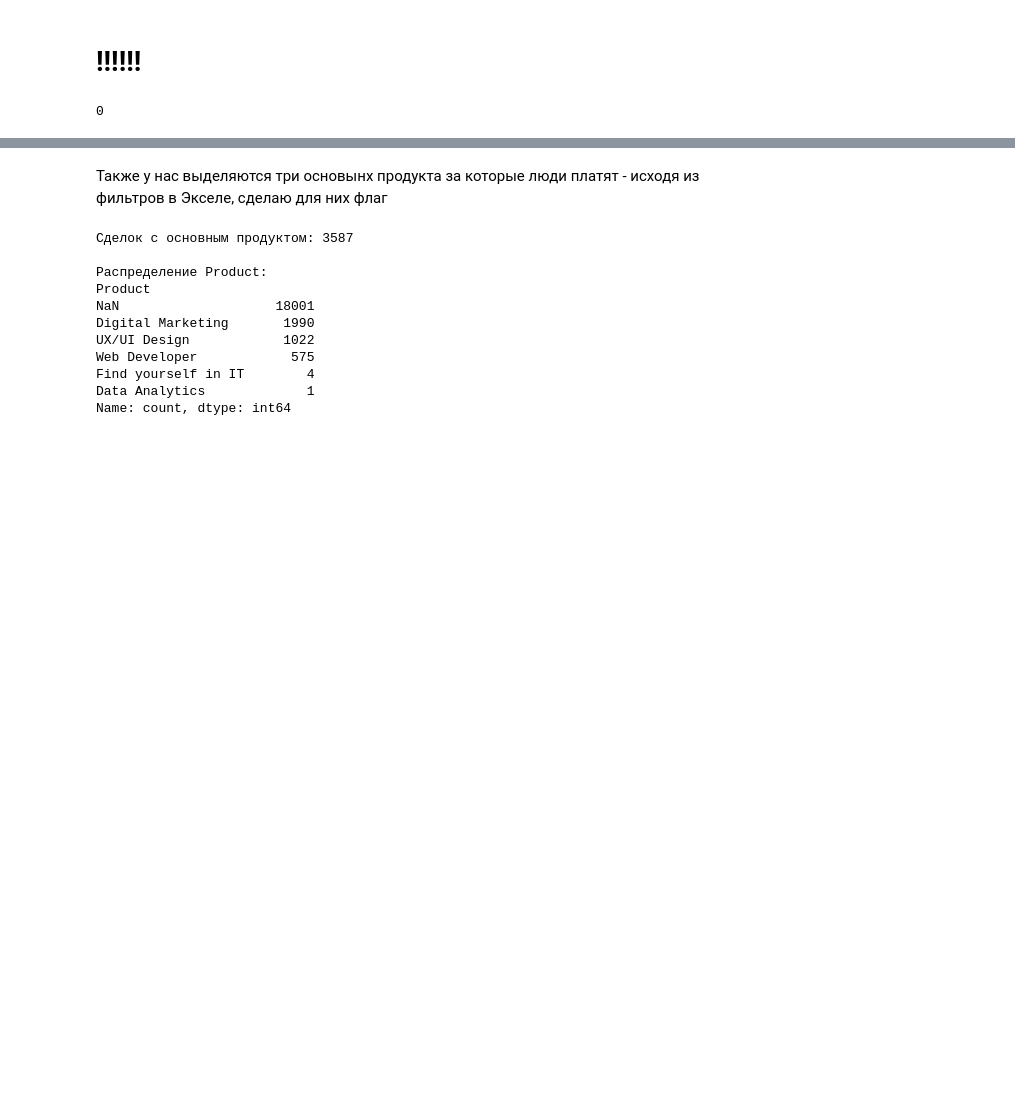
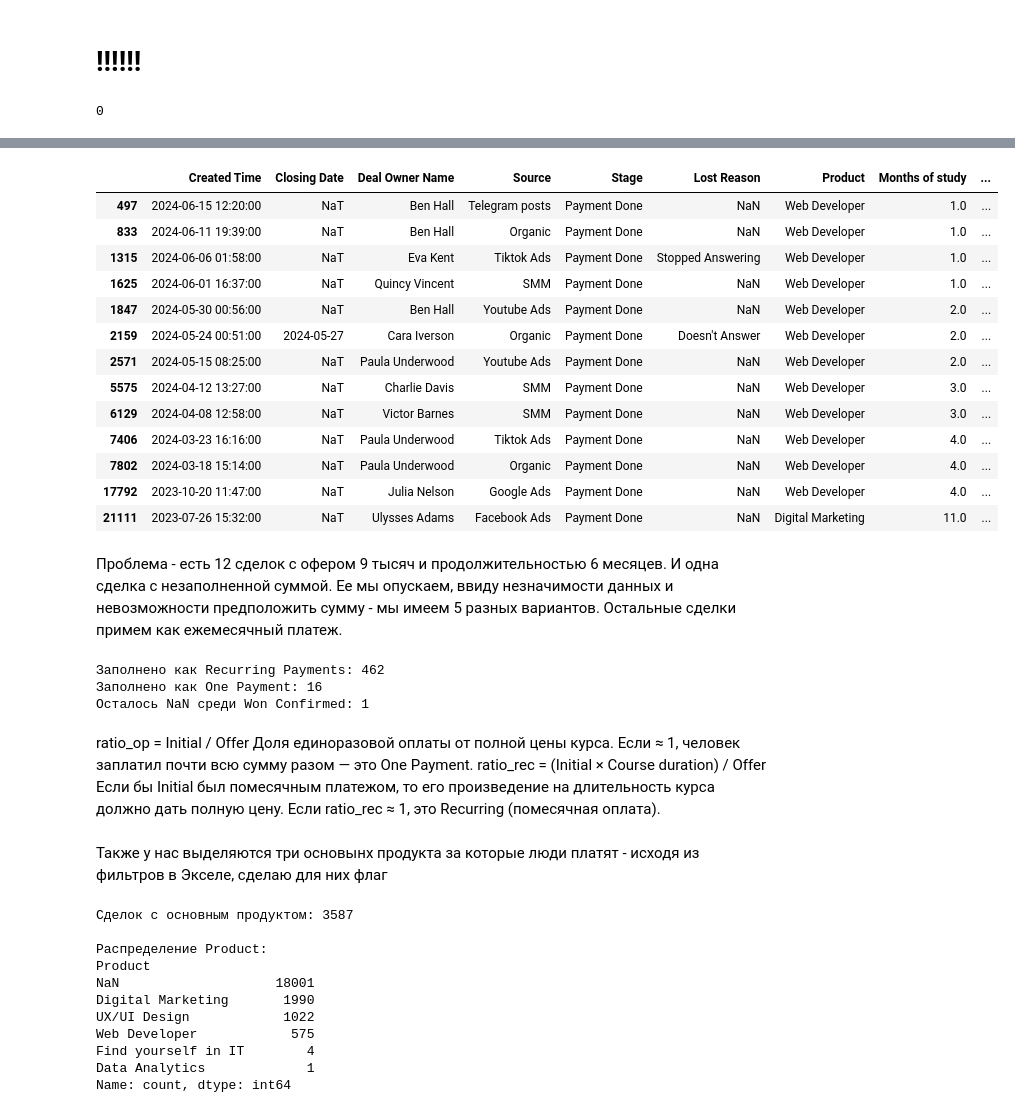
Before and after one commit to anna-maksakova/crm-analytics-project, a Jupyter notebook: notebooks/02_cleaning_deals.ipynb, the cells around one changed output, grey strips where cells are left out. Saved outputs shown, nothing was run; the diff lists cells and outputs as text; code cells hidden in the pictures; blank space fills up the shorter version.

Commit message:
feat: restore Payment Type for 478 Won deals using financial logic (Recurring/One Payment ratios)

```diff
--- a/notebooks/02_cleaning_deals.ipynb
+++ b/notebooks/02_cleaning_deals.ipynb
@@ -454,12 +472,12 @@ deals['Stage_Group'] = deals['Stage'].map(stage_mapping)
 # %%
-# Финансовое определение Won: Stage = Payment Done И есть реальная оплата
+
 deals['is_won_confirmed'] = (
     (deals['Stage'] == 'Payment Done')
-    & deals['Initial Amount Paid'].notna()
-    & (deals['Initial Amount Paid'] > 0)
+    & deals['Months of study'].notna()
+    & (deals['Months of study'] > 0)
 )
 print(f"Won по Stage: {(deals['Stage_Group']=='Won').sum()}")
-print(f"Won Confirmed (с оплатой > 0): {deals['is_won_confirmed'].sum()}")
-print(f"Разница: {(deals['Stage_Group']=='Won').sum() - deals['is_won_confirmed'].sum()} сделок без подтверждённой оплаты")
+print(f"Won Confirmed (с началом обучения > 0): {deals['is_won_confirmed'].sum()}")
+print(f"Разница: {(deals['Stage_Group']=='Won').sum() - deals['is_won_confirmed'].sum()} сделок")
 # %% [output]
 Won по Stage: 859
@@ -483,0 +560,11 @@ print(deals['Stage_Group'].isna().sum())
+# %%
+# Посмотрим на последние 13 сделок
+won_no_pt = deals[deals['is_won_confirmed'] & deals['Payment Type'].isna()].copy()
+won_no_pt['ratio_rec'] = (won_no_pt['Initial Amount Paid'] * won_no_pt['Course duration']) / won_no_pt['Offer Total Amount']
+won_no_pt['ratio_op'] = won_no_pt['Initial Amount Paid'] / won_no_pt['Offer Total Amount']
+
+mask_unclear = ~won_no_pt['ratio_rec'].between(0.7, 1.3) & ~(won_no_pt['ratio_op'] >= 0.8)
+
+cols = ['Product', 'Course duration', 'Education Type', 'Months of study',
+        'Initial Amount Paid', 'Offer Total Amount', 'ratio_op', 'ratio_rec']
+won_no_pt.loc[mask_unclear, cols]
@@ -484,3 +586,61 @@ print(deals['Stage_Group'].isna().sum())
+# %%
+extra_cols = ['Created Time', 'Closing Date', 'Deal Owner Name',
+              'Source', 'Stage', 'Lost Reason']
+
+cols_full = extra_cols + ['Product', 'Months of study',
+                          'Initial Amount Paid', 'Offer Total Amount']
+
+won_no_pt.loc[mask_unclear, cols_full]
+# %% [output]
+|  | Created Time | Closing Date | Deal Owner Name | Source | Stage | Lost Reason | Product | Months of study | ... |
+| 497 | 2024-06-15 12:20:00 | NaT | Ben Hall | Telegram posts | Payment Done | NaN | Web Developer | 1.0 | ... |
+| 833 | 2024-06-11 19:39:00 | NaT | Ben Hall | Organic | Payment Done | NaN | Web Developer | 1.0 | ... |
+| 1315 | 2024-06-06 01:58:00 | NaT | Eva Kent | Tiktok Ads | Payment Done | Stopped Answering | Web Developer | 1.0 | ... |
+| 1625 | 2024-06-01 16:37:00 | NaT | Quincy Vincent | SMM | Payment Done | NaN | Web Developer | 1.0 | ... |
+| 1847 | 2024-05-30 00:56:00 | NaT | Ben Hall | Youtube Ads | Payment Done | NaN | Web Developer | 2.0 | ... |
+| 2159 | 2024-05-24 00:51:00 | 2024-05-27 | Cara Iverson | Organic | Payment Done | Doesn't Answer | Web Developer | 2.0 | ... |
+| 2571 | 2024-05-15 08:25:00 | NaT | Paula Underwood | Youtube Ads | Payment Done | NaN | Web Developer | 2.0 | ... |
+| 5575 | 2024-04-12 13:27:00 | NaT | Charlie Davis | SMM | Payment Done | NaN | Web Developer | 3.0 | ... |
+| 6129 | 2024-04-08 12:58:00 | NaT | Victor Barnes | SMM | Payment Done | NaN | Web Developer | 3.0 | ... |
+| 7406 | 2024-03-23 16:16:00 | NaT | Paula Underwood | Tiktok Ads | Payment Done | NaN | Web Developer | 4.0 | ... |
+| 7802 | 2024-03-18 15:14:00 | NaT | Paula Underwood | Organic | Payment Done | NaN | Web Developer | 4.0 | ... |
+| 17792 | 2023-10-20 11:47:00 | NaT | Julia Nelson | Google Ads | Payment Done | NaN | Web Developer | 4.0 | ... |
+| 21111 | 2023-07-26 15:32:00 | NaT | Ulysses Adams | Facebook Ads | Payment Done | NaN | Digital Marketing | 11.0 | ... |
+# %% [markdown]
+Проблема - есть 12 сделок с офером 9 тысяч и продолжительностью 6 месяцев. И одна сделка с незаполненной суммой. Ее мы опускаем, ввиду незначимости данных и невозможности предположить сумму - мы имеем 5 разных вариантов.
+Остальные сделки примем как ежемесячный платеж.
+# %%
+# Маска: Won Confirmed без Payment Type
+mask_won_no_pt = deals['is_won_confirmed'] & deals['Payment Type'].isna()
+
+# Ratios
+deals_ratio_rec = (deals['Initial Amount Paid'] * deals['Course duration']) / deals['Offer Total Amount']
+deals_ratio_op = deals['Initial Amount Paid'] / deals['Offer Total Amount']
+
+# Правило 1: Recurring — основной паттерн (450 сделок 1000/11000) + 12 Web Developer 1000/9000
+# Условие: ratio_rec в [0.5, 1.3] И ratio_op < 0.8 (не похоже на одноразовую полную)
+
+mask_recurring = mask_won_no_pt & deals_ratio_rec.between(0.5, 1.3) & (deals_ratio_op < 0.8)
+
+# Правило 2: One Payment — почти полная оплата
+mask_one_payment = mask_won_no_pt & (deals_ratio_op >= 0.8)
+
+# Применяем
+deals.loc[mask_recurring, 'Payment Type'] = 'Recurring Payments'
+deals.loc[mask_one_payment, 'Payment Type'] = 'One Payment'
+
+print(f"Заполнено как Recurring Payments: {mask_recurring.sum()}")
+print(f"Заполнено как One Payment: {mask_one_payment.sum()}")
+print(f"Осталось NaN среди Won Confirmed: {(deals['is_won_confirmed'] & deals['Payment Type'].isna()).sum()}")
+# %% [output]
+Заполнено как Recurring Payments: 462
+Заполнено как One Payment: 16
+Осталось NaN среди Won Confirmed: 1
+# %% [markdown]
+ratio_op = Initial / Offer
+Доля единоразовой оплаты от полной цены курса. Если ≈ 1, человек заплатил почти всю сумму разом — это One Payment.
+ratio_rec = (Initial × Course duration) / Offer
+Если бы Initial был помесячным платежом, то его произведение на длительность курса должно дать полную цену. Если ratio_rec ≈ 1, это Recurring (помесячная оплата).
 # %% [markdown]
 Также у нас выделяются три основынх продукта за которые люди платят - исходя из фильтров в Экселе, сделаю для них флаг
 # %%
```
Also changed, not shown: parts of 21 cells of this notebook, 1 other file.
